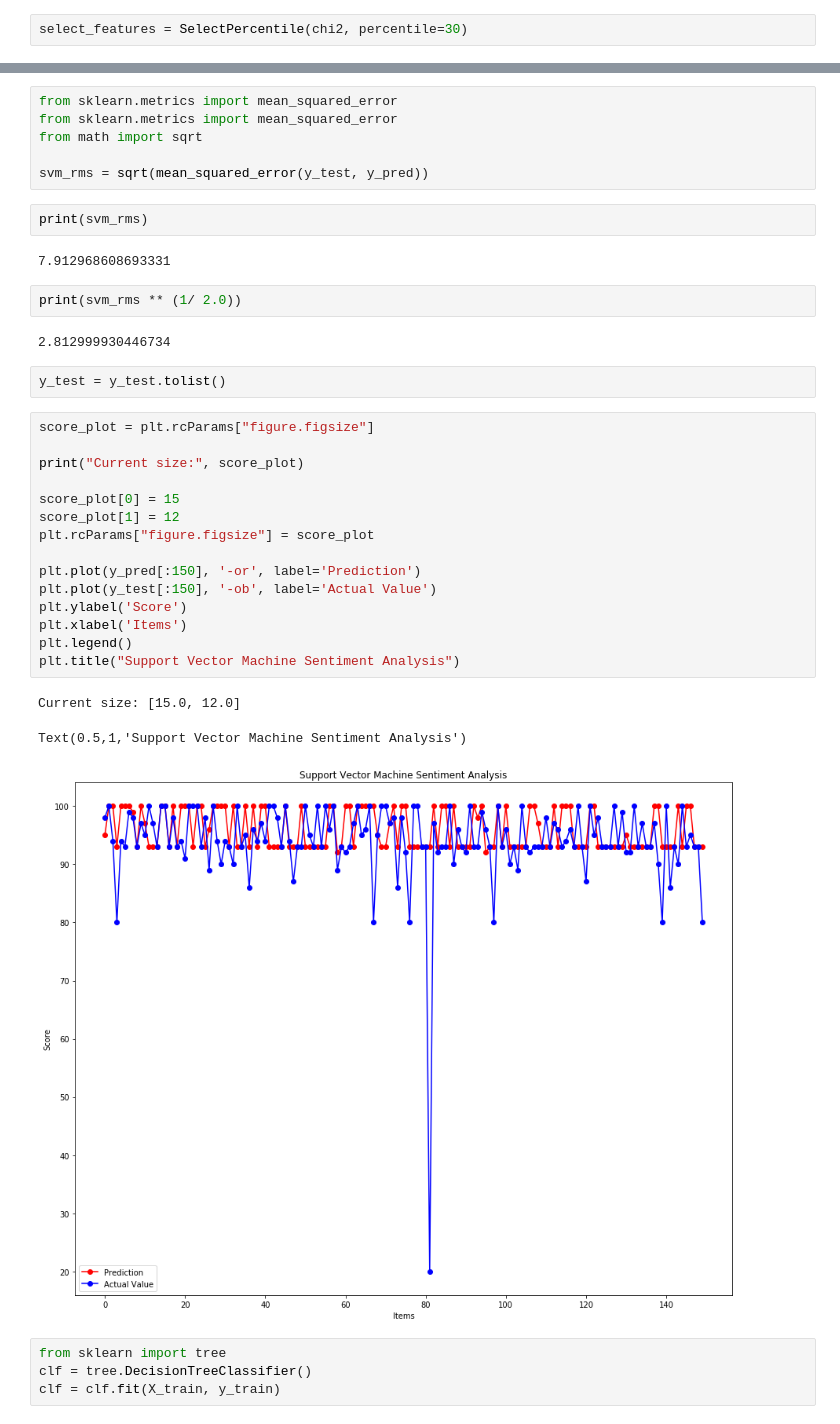
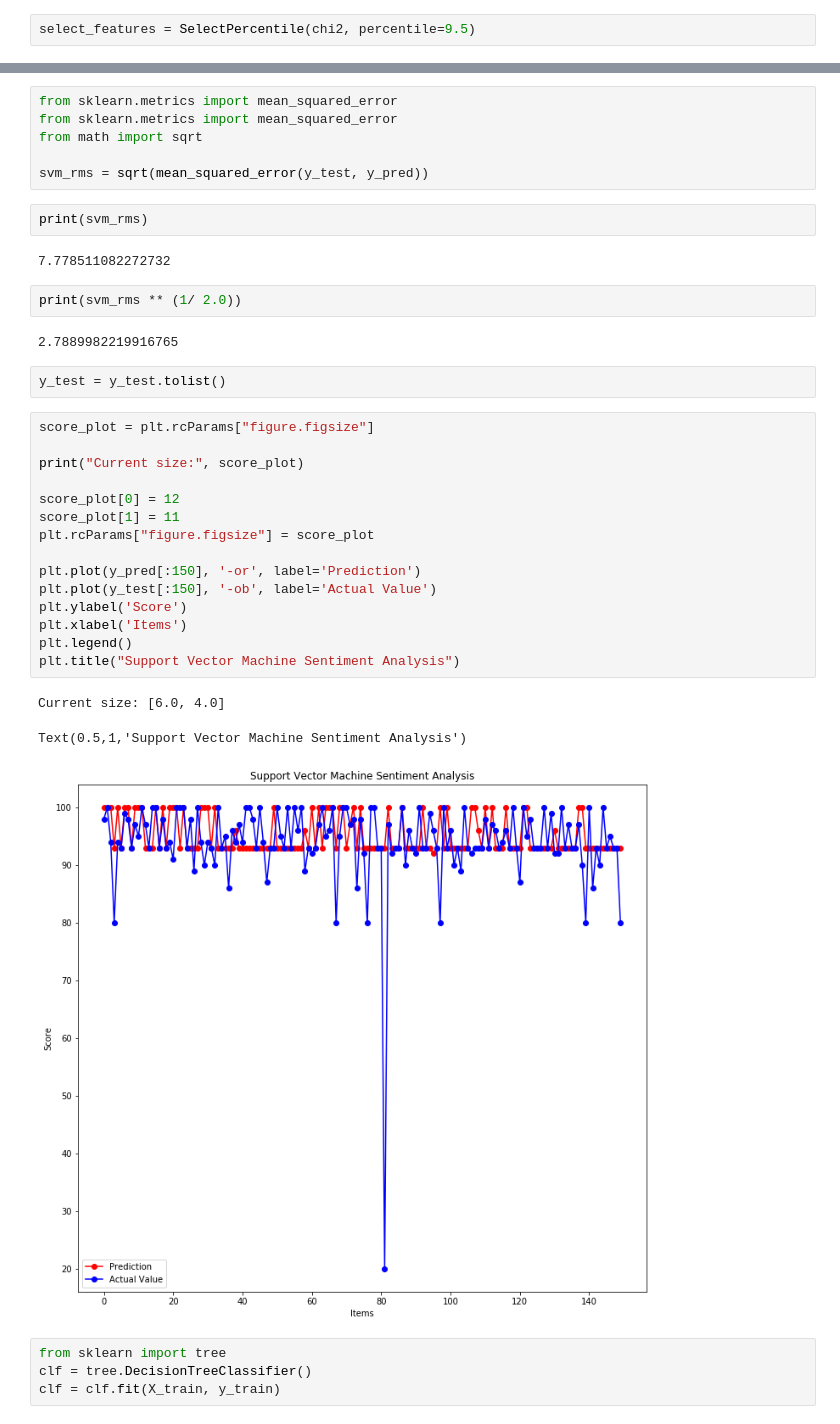
Before and after one commit to ManvithaC/AirBnB-listing-Recommender, a Jupyter notebook: NLP.ipynb, the cells around one changed output, grey strips where cells are left out. Saved outputs shown, nothing was run; the diff lists cells and outputs as text.

```diff
--- a/NLP.ipynb
+++ b/NLP.ipynb
@@ -94,7 +94,7 @@ all_words[0]
 # %%
 X_NLP = vectorizer.fit_transform(all_words).toarray()
 # %%
-select_features = SelectPercentile(chi2, percentile=30)
+select_features = SelectPercentile(chi2, percentile=9.5)
 # %%
 from sklearn.preprocessing import Imputer
 # %%
@@ -138,32 +138,32 @@ svm_rms = sqrt(mean_squared_error(y_test, y_pred))
 # %%
 print(svm_rms)
 # %% [output]
-7.912968608693331
+7.778511082272732
 # %%
 print(svm_rms ** (1/ 2.0))
 # %% [output]
-2.812999930446734
+2.7889982219916765
 # %%
 y_test = y_test.tolist()
 # %%
 score_plot = plt.rcParams["figure.figsize"]
 
 print("Current size:", score_plot)
 
-score_plot[0] = 15
-score_plot[1] = 12
+score_plot[0] = 12
+score_plot[1] = 11
 plt.rcParams["figure.figsize"] = score_plot
 
 plt.plot(y_pred[:150], '-or', label='Prediction')
 plt.plot(y_test[:150], '-ob', label='Actual Value')
 plt.ylabel('Score')
 plt.xlabel('Items')
 plt.legend()
 plt.title("Support Vector Machine Sentiment Analysis")
 # %% [output]
-Current size: [15.0, 12.0]
+Current size: [6.0, 4.0]
 Text(0.5,1,'Support Vector Machine Sentiment Analysis')
-[figure, old version]
+[figure, new version]
 # %%
 from sklearn import tree
 clf = tree.DecisionTreeClassifier()
```
Also changed, not shown: parts of 9 cells of this notebook.
